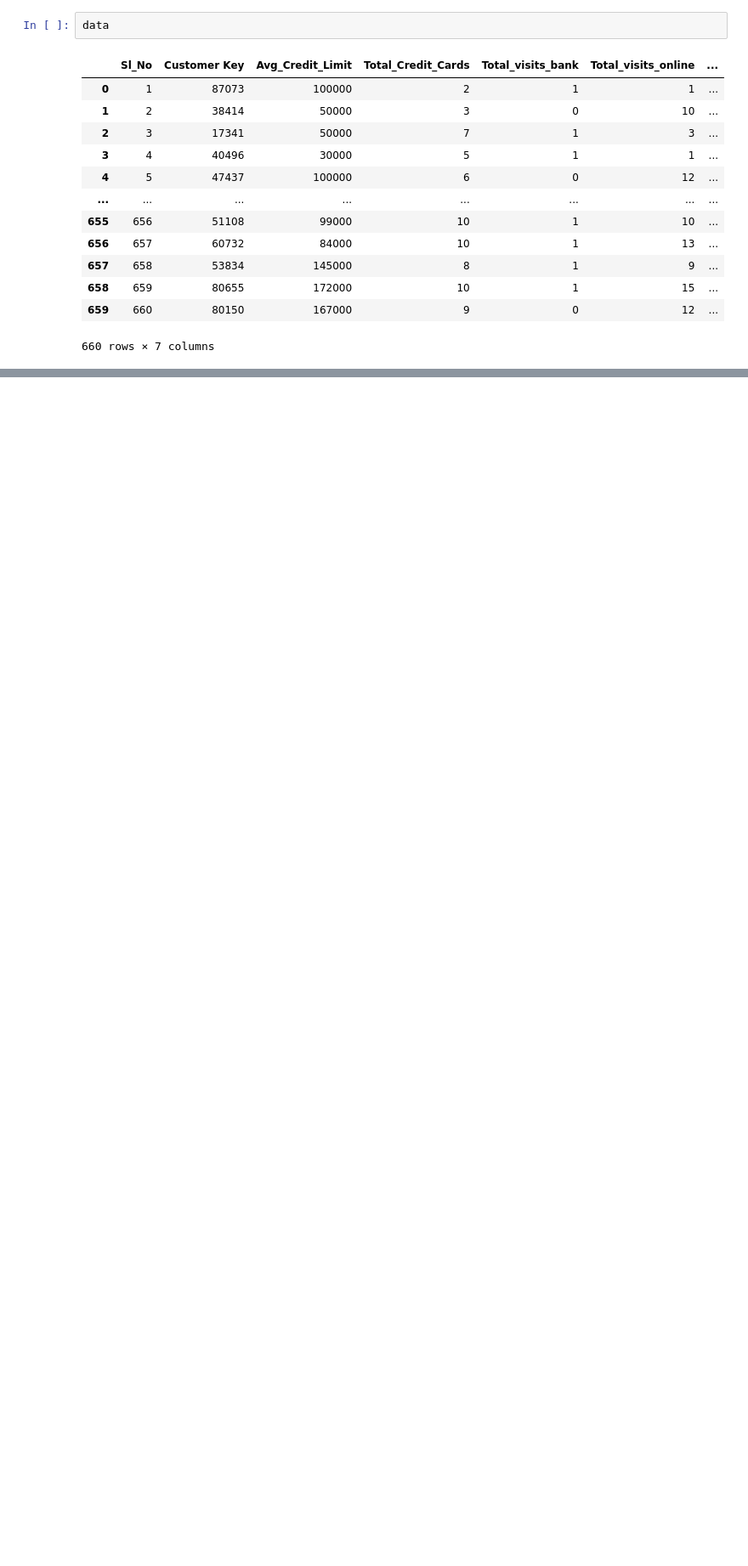
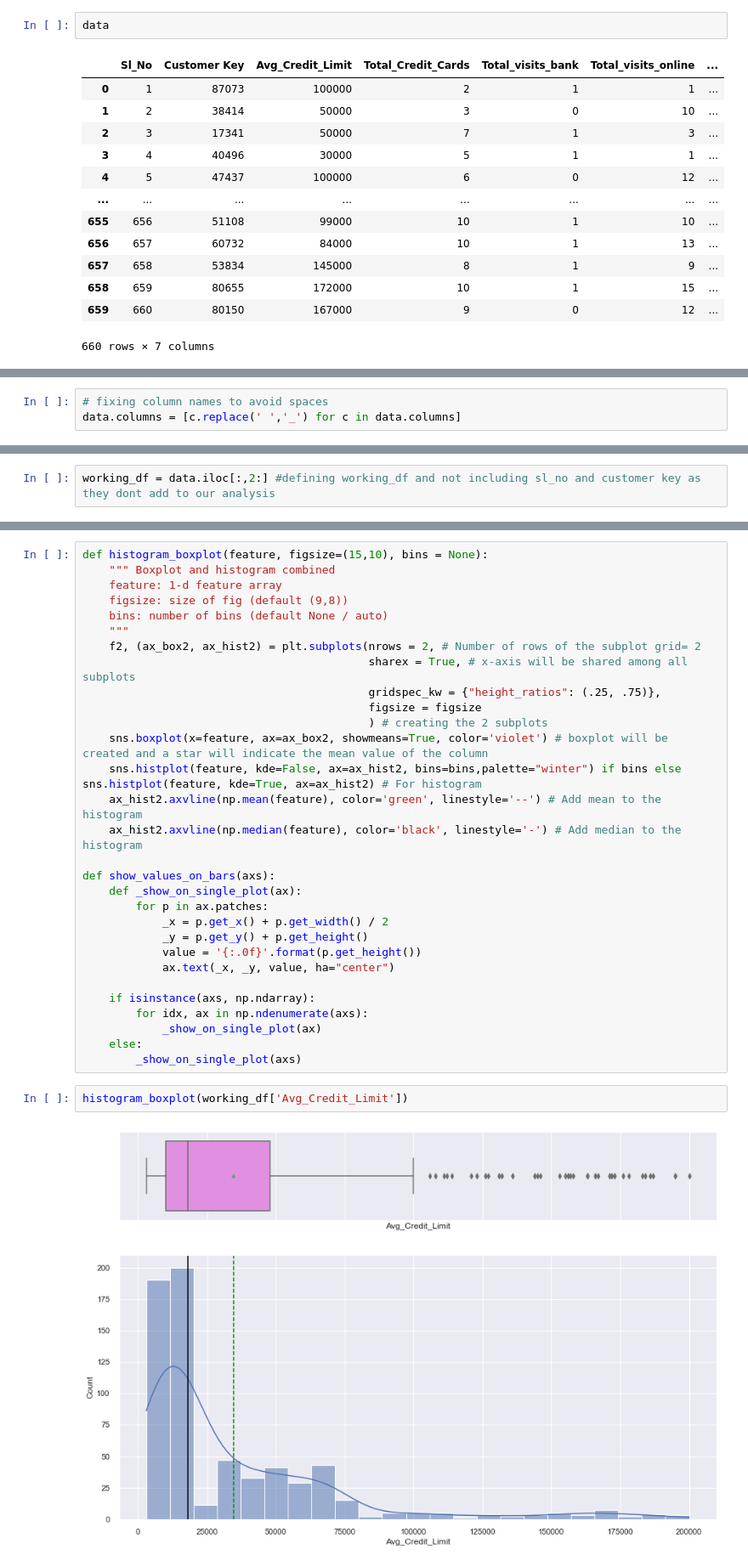
Before and after one commit to oscardog/UTAustin-clustering, a Jupyter notebook: clustering project v1.ipynb, the cells around one changed output, grey strips where cells are left out. Shown at 85% size. Cells and saved outputs as stored; diff of their text form; blank space fills up the shorter version.

```diff
--- a/clustering project v1.ipynb
+++ b/clustering project v1.ipynb
@@ -20,0 +71,3 @@ data
+# %%
+# fixing column names to avoid spaces
+data.columns = [c.replace(' ','_') for c in data.columns]
@@ -20,0 +104,2 @@ data
+# %%
+working_df = data.iloc[:,2:] #defining working_df and not including sl_no and customer key as they dont add to our analysis
@@ -20,0 +124,34 @@ data
+# %%
+def histogram_boxplot(feature, figsize=(15,10), bins = None):
+    """ Boxplot and histogram combined
+    feature: 1-d feature array
+    figsize: size of fig (default (9,8))
+    bins: number of bins (default None / auto)
+    """
+    f2, (ax_box2, ax_hist2) = plt.subplots(nrows = 2, # Number of rows of the subplot grid= 2
+                                           sharex = True, # x-axis will be shared among all subplots
+                                           gridspec_kw = {"height_ratios": (.25, .75)},
+                                           figsize = figsize
+                                           ) # creating the 2 subplots
+    sns.boxplot(x=feature, ax=ax_box2, showmeans=True, color='violet') # boxplot will be created and a star will indicate the mean value of the column
+    sns.histplot(feature, kde=False, ax=ax_hist2, bins=bins,palette="winter") if bins else sns.histplot(feature, kde=True, ax=ax_hist2) # For histogram
+    ax_hist2.axvline(np.mean(feature), color='green', linestyle='--') # Add mean to the histogram
+    ax_hist2.axvline(np.median(feature), color='black', linestyle='-') # Add median to the histogram
+
+def show_values_on_bars(axs):
+    def _show_on_single_plot(ax):
+        for p in ax.patches:
+            _x = p.get_x() + p.get_width() / 2
+            _y = p.get_y() + p.get_height()
+            value = '{:.0f}'.format(p.get_height())
+            ax.text(_x, _y, value, ha="center")
+
+    if isinstance(axs, np.ndarray):
+        for idx, ax in np.ndenumerate(axs):
+            _show_on_single_plot(ax)
+    else:
+        _show_on_single_plot(axs)
+# %%
+histogram_boxplot(working_df['Avg_Credit_Limit'])
+# %% [output]
+[figure, added]
```
Also changed, not shown: parts of 31 cells of this notebook.
